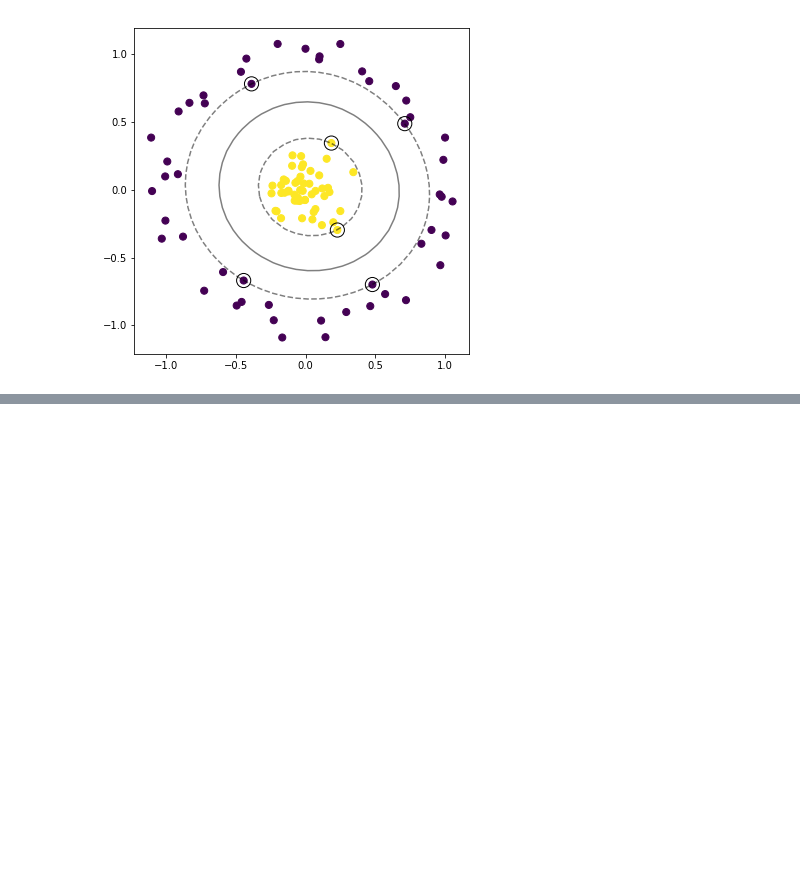
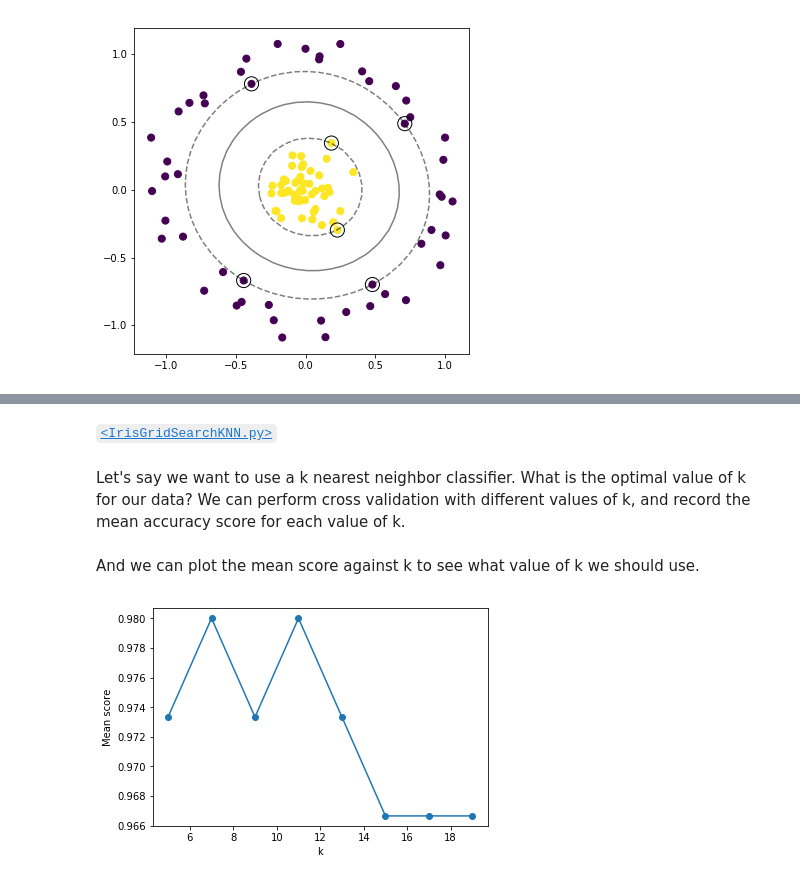
Before and after one commit to sathayas/JupyterfMRIFall2019, a Jupyter notebook: MachineLearning.ipynb, the cells around one changed output, grey strips where cells are left out. Cells and saved outputs as stored; diff of their text form; code cells hidden in the pictures; blank space fills up the shorter version.

Commit message:
Added the grid search section and the dimension reduction section.

```diff
--- a/MachineLearning.ipynb
+++ b/MachineLearning.ipynb
@@ -1306,0 +1494,3 @@ plt.show()
+# %%
+# defining the nearest neighbor classifier
+kNN = KNeighborsClassifier(5, weights='uniform')
@@ -1306,0 +1499,5 @@ plt.show()
+# %%
+# 5-fold cross validation
+scores = cross_val_score(kNN, X, y, cv=5)
+print(scores)
+print(scores.mean())
@@ -1306,0 +1516,38 @@ plt.show()
+# %% [markdown]
+[`<IrisGridSearchKNN.py>`](https://github.com/sathayas/fMRIClassFall2019/blob/master/MachineLearning/IrisGridSearchKNN.py)
+# %%
+import numpy as np
+import matplotlib.pyplot as plt
+from sklearn import datasets
+from sklearn.model_selection import cross_val_score, GridSearchCV, train_test_split
+from sklearn.neighbors import KNeighborsClassifier
+from sklearn.metrics import confusion_matrix, classification_report
+
+# Loading the iris data
+iris = datasets.load_iris()
+X = iris.data
+y = iris.target
+feature_names = iris.feature_names
+target_names = iris.target_names
+# %% [markdown]
+Let's say we want to use a k nearest neighbor classifier. What is the optimal value of k for our data? We can perform cross validation with different values of k, and record the mean accuracy score for each value of k.
+# %%
+# loop over k
+meanScores = []
+for k in range(5,20,2):
+    # defining the nearest neighbor classifier
+    kNN = KNeighborsClassifier(k, weights='uniform')
+
+    # 5-fold cross validation
+    scores = cross_val_score(kNN, X, y, cv=5)
+    meanScores.append(scores.mean())
+# %% [markdown]
+And we can plot the mean score against k to see what value of k we should use.
+# %%
+# plotting the mean score vs k
+plt.plot(np.arange(5,20,2), meanScores, 'o-')
+plt.xlabel('k')
+plt.ylabel('Mean score')
+plt.show()
+# %% [output]
+[figure, added]
```
Also changed, not shown: parts of 41 cells of this notebook.
